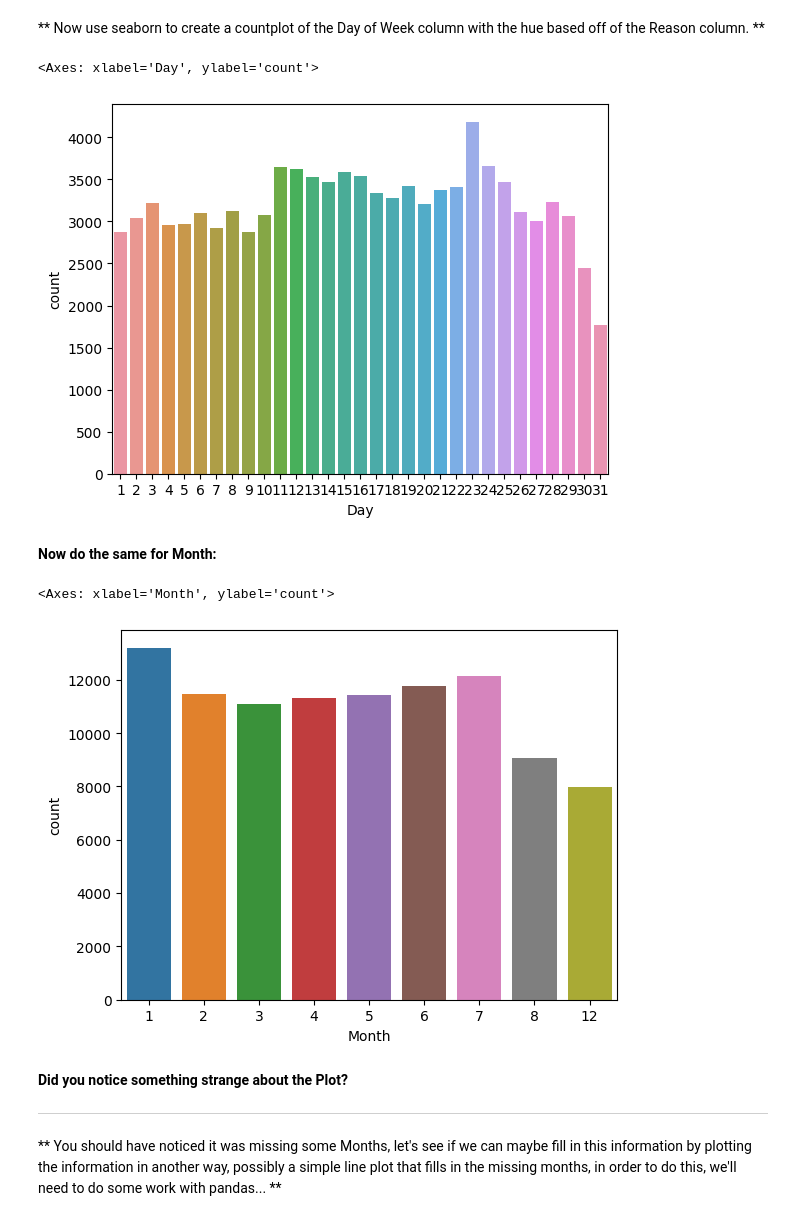
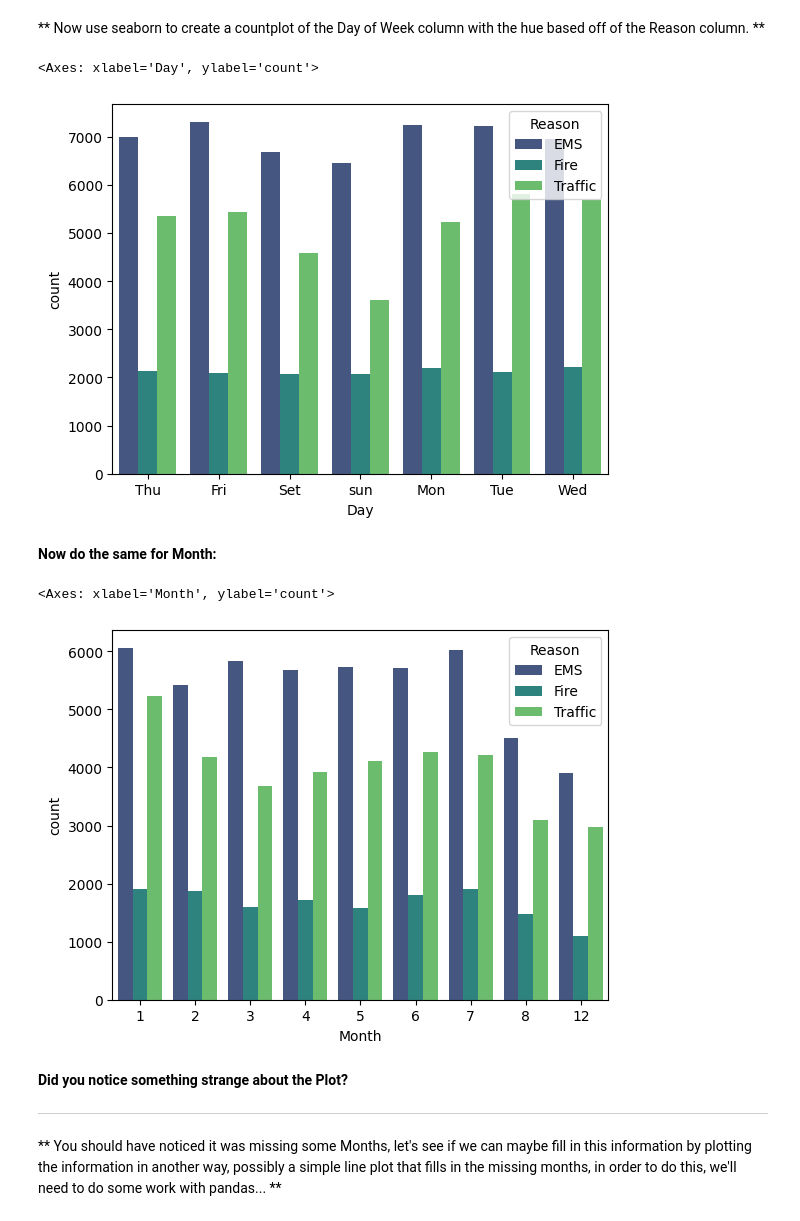
Before and after one commit to LorenzoRottigni/ML-bootcamp-exams, a Jupyter notebook: 06-data-capstone/01-911 Calls Data Capstone Project.ipynb, the cells around one changed output. Drawn from its saved outputs; the diff is of its cells as text; code cells hidden in the pictures.

Commit message:
FEAT: data capstone 911

```diff
--- a/06-data-capstone/01-911 Calls Data Capstone Project.ipynb
+++ b/06-data-capstone/01-911 Calls Data Capstone Project.ipynb
@@ -111,16 +111,18 @@ len(df['title'].unique())
 
 **For example, if the title column value is EMS: BACK PAINS/INJURY , the Reason column value would be EMS. **
 # %%
-def get_reason(s):
-    if ('ems:' in s.lower()):
-        return 'ems'
-    elif ('traffic:' in s.lower()):
-        return 'Traffic'
-    elif ('fire:' in s.lower()):
-        return 'Fire'
-    else:
-        return 'Unknown'
-df['Reason'] = df['title'].apply(lambda x: get_reason(x))
+# def get_reason(s):
+#     if ('ems:' in s.lower()):
+#         return 'ems'
+#     elif ('traffic:' in s.lower()):
+#         return 'Traffic'
+#     elif ('fire:' in s.lower()):
+#         return 'Fire'
+#     else:
+#         return 'Unknown'
+#df['Reason'] = df['title'].apply(lambda x: get_reason(x))
+# best solution
+df['Reason'] = df['title'].apply(lambda x: x.split(':')[0])
 df[['Reason', 'title']]
 # %% [output]
 |  | Reason | title |
@@ -163,7 +165,9 @@ str
 # %% [markdown]
 ** You should have seen that these timestamps are still strings. Use [pd.to_datetime](http://pandas.pydata.org/pandas-docs/stable/generated/pandas.to_datetime.html) to convert the column from strings to DateTime objects. **
 # %%
-df['timeStamp'] = df['timeStamp'].apply(lambda x: pd.to_datetime(x))
+# df['timeStamp'] = df['timeStamp'].apply(lambda x: pd.to_datetime(x))
+# shorthand
+df['timeStamp'] = pd.to_datetime(df['timeStamp'])
 time = df['timeStamp'].iloc[0]
 time.hour
 # %% [output]
@@ -179,7 +183,7 @@ time.hour
 dmap = {0:'Mon',1:'Tue',2:'Wed',3:'Thu',4:'Fri',5:'Set',6:'sun'}
 df['Hour'] = df['timeStamp'].apply(lambda x: x.hour)
 df['Month'] = df['timeStamp'].apply(lambda x: x.month)
-df['Day'] = df['timeStamp'].apply(lambda x: x.day)
+df['Day'] = df['timeStamp'].apply(lambda x: dmap[x.dayofweek])
 df[['timeStamp', 'Hour', 'Day', 'Month']]
 # %% [output]
 |  | timeStamp | Hour | Day | Month |
@@ -202,17 +206,17 @@ df[['timeStamp', 'Hour', 'Day', 'Month']]
 # %% [markdown]
 ** Now use seaborn to create a countplot of the Day of Week column with the hue based off of the Reason column. **
 # %%
-sns.countplot(x='Day', data=df)
+sns.countplot(x='Day', data=df, hue='Reason', palette='viridis')
 # %% [output]
 <Axes: xlabel='Day', ylabel='count'>
-[figure, old version]
+[figure, new version]
 # %% [markdown]
 **Now do the same for Month:**
 # %%
-sns.countplot(x='Month', data=df)
+sns.countplot(x='Month', data=df, hue='Reason', palette='viridis')
 # %% [output]
 <Axes: xlabel='Month', ylabel='count'>
-[figure, old version]
+[figure, new version]
 # %% [markdown]
 **Did you notice something strange about the Plot?**
 
```
Also changed, not shown: parts of 11 cells of this notebook.
